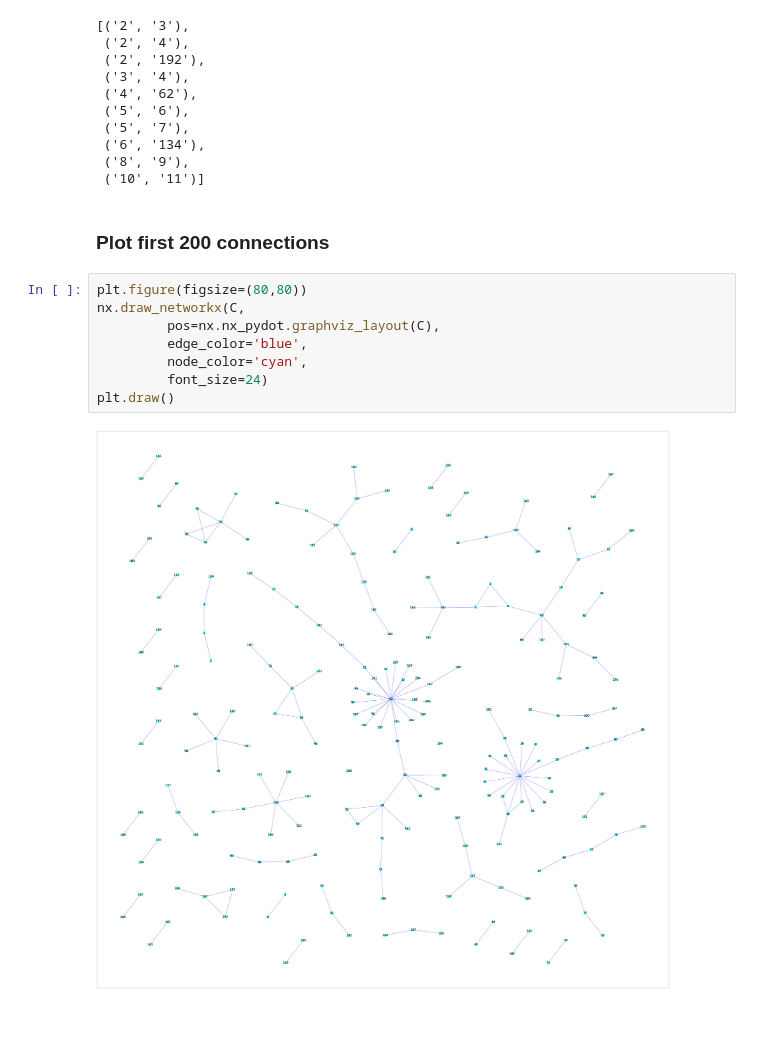
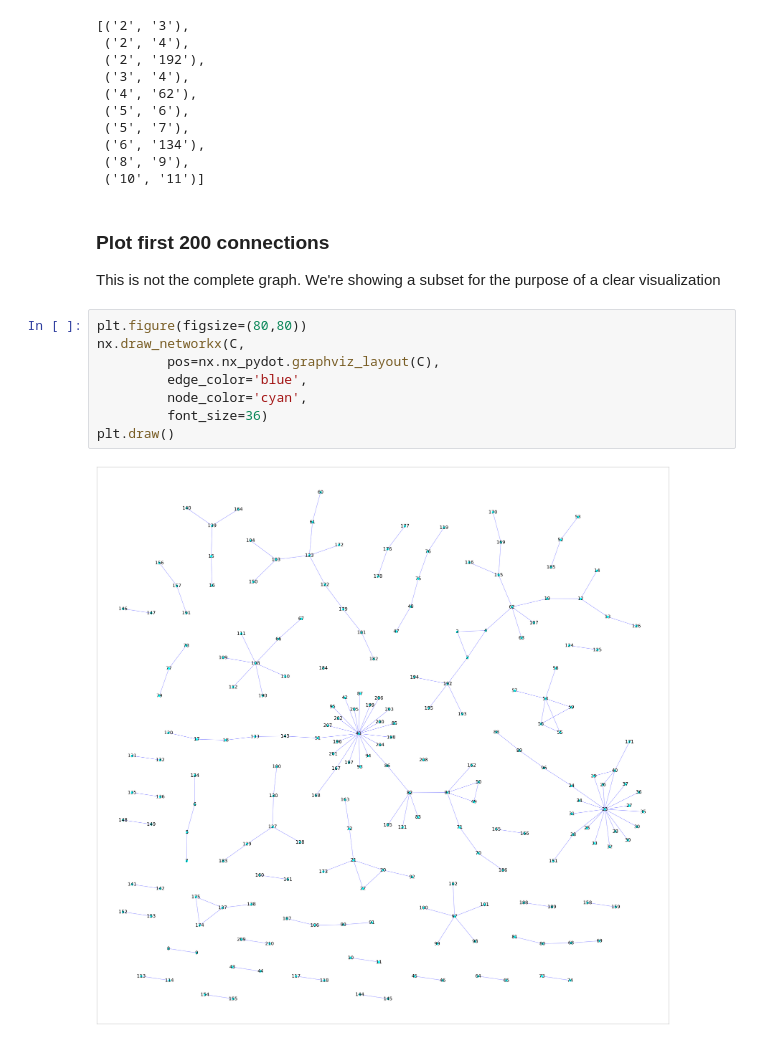
Before and after one commit to jitsen-design/Data_620_Group, a Jupyter notebook: Assignment_1/Assignment_1_final.ipynb, the cells around one changed output. Saved outputs shown, nothing was run; the diff lists cells and outputs as text.

```diff
--- a/Assignment_1/Assignment_1_final.ipynb
+++ b/Assignment_1/Assignment_1_final.ipynb
@@ -99,15 +99,17 @@ list(C.edges())[:10]
  ('6', '134'),
  ('8', '9'),
  ('10', '11')]
-# %% [markdown]
-### Plot first 200 connections
+# %% [markdown]
+### Plot first 200 connections
+
+This is not the complete graph. We're showing a subset for the purpose of a clear visualization
 # %%
 plt.figure(figsize=(80,80))
 nx.draw_networkx(C,
          pos=nx.nx_pydot.graphviz_layout(C),
          edge_color='blue',
          node_color='cyan',
-         font_size=24)
+         font_size=36)
 plt.draw()
 # %% [output]
-[figure, old version]
+[figure, new version]
```
Also changed, not shown: parts of 2 cells of this notebook.
